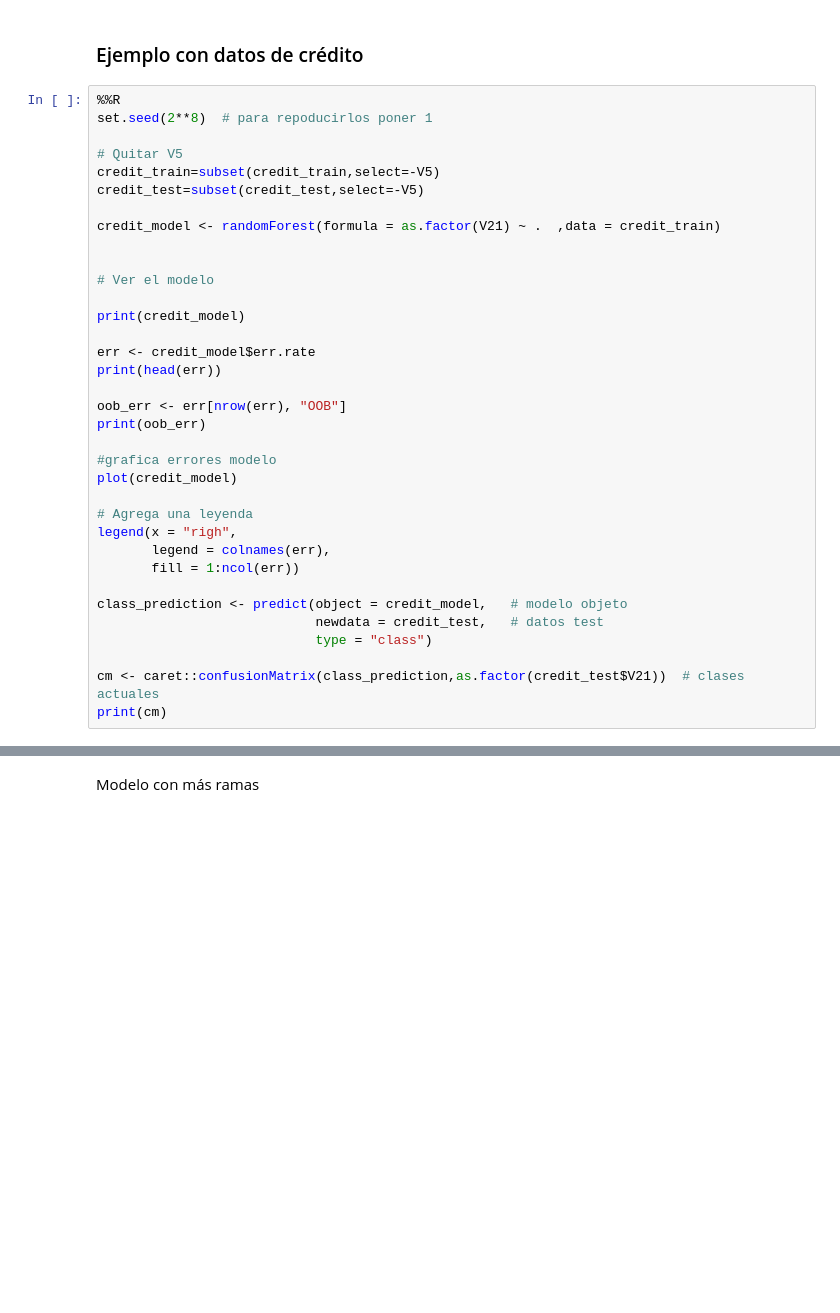
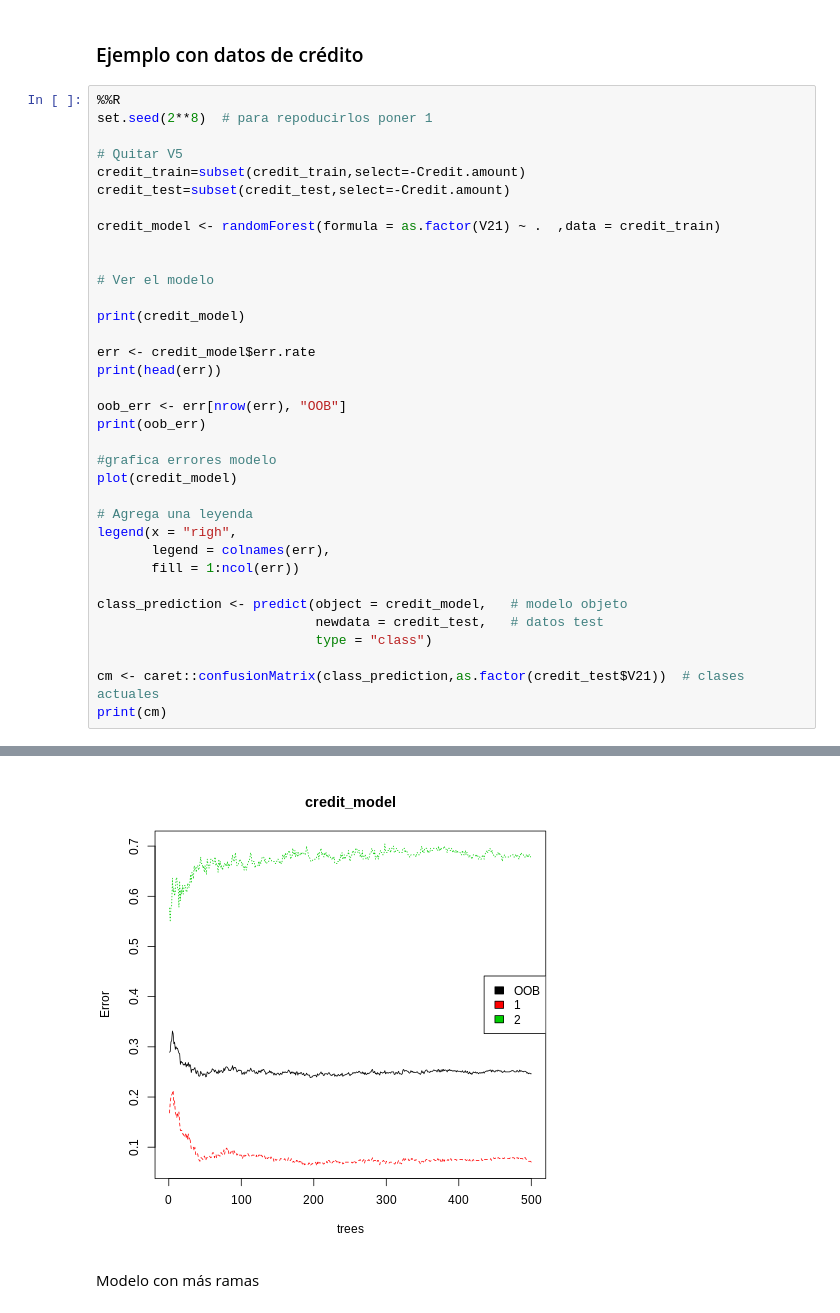
Before and after one commit to edgaryair1024/RtoLearn, a Jupyter notebook: M3_2.ipynb, the cells around one changed output, grey strips where cells are left out. Saved outputs shown, nothing was run; the diff lists cells and outputs as text; blank space fills up the shorter version.

```diff
--- a/M3_2.ipynb
+++ b/M3_2.ipynb
@@ -919,8 +981,8 @@ varImpPlot(rf)
 set.seed(2**8)  # para repoducirlos poner 1
 
 # Quitar V5
-credit_train=subset(credit_train,select=-V5)
-credit_test=subset(credit_test,select=-V5)
+credit_train=subset(credit_train,select=-Credit.amount)
+credit_test=subset(credit_test,select=-Credit.amount)
 
 credit_model <- randomForest(formula = as.factor(V21) ~ .  ,data = credit_train)
 
@@ -949,3 +1011,4 @@ class_prediction <- predict(object = credit_model,   # modelo objeto
 
 cm <- caret::confusionMatrix(class_prediction,as.factor(credit_test$V21))  # clases actuales
 print(cm)
+# %% [output]
@@ -952,3 +1032,4 @@ print(cm)
+[figure, added]
 # %% [markdown]
 Modelo con más ramas
 # %%
```
Also changed, not shown: parts of 12 cells of this notebook.
